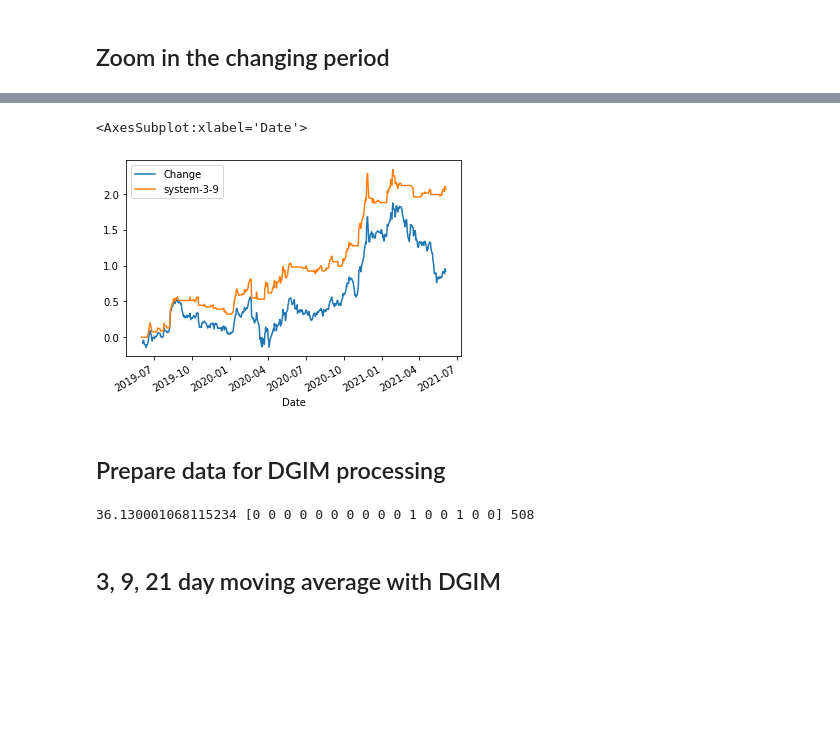
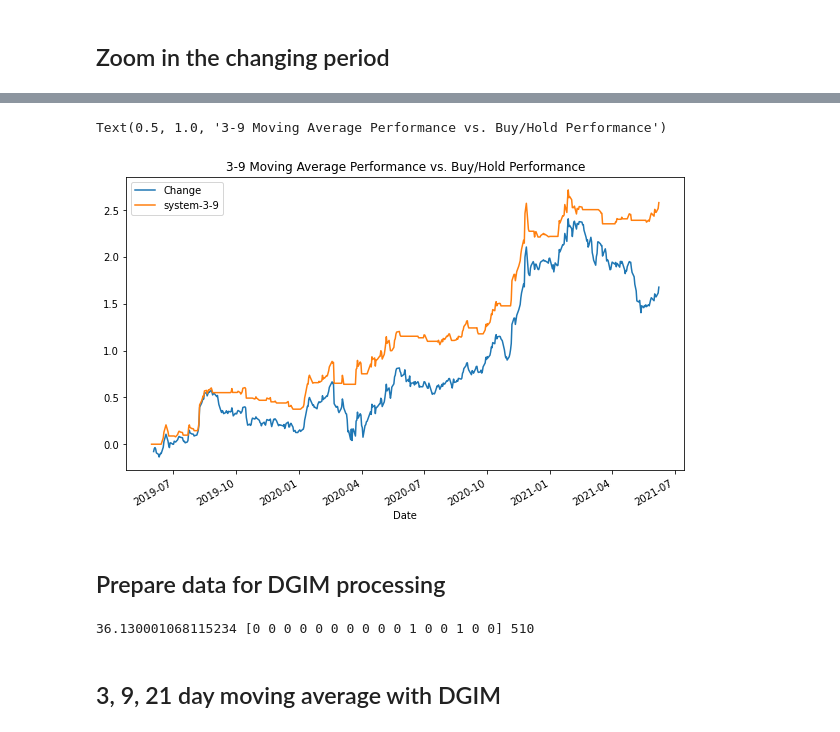
Before and after one commit to bhiln/stock-market-trends, a Jupyter notebook: DGIM/APPN-DGIM.ipynb, the cells around one changed output, grey strips where cells are left out. Cells and saved outputs as stored; diff of their text form; code cells hidden in the pictures; blank space fills up the shorter version.

```diff
--- a/DGIM/APPN-DGIM.ipynb
+++ b/DGIM/APPN-DGIM.ipynb
@@ -7,7 +7,8 @@ import pandas_datareader as pdr
 # %% [markdown]
 ## Load Appian Stock Data
 # %%
-appn = pdr.get_data_yahoo('APPN','2019-05-31')
+date = '2019-05-31'
+appn = pdr.get_data_yahoo('APPN',date)
 appn.drop('Adj Close', axis=1, inplace=True)
 appn.head()
 # %% [output]
@@ -22,7 +23,7 @@ appn.head()
 appn['3-day'] = appn['Close'].rolling(3).mean()
 appn['9-day'] = appn['Close'].rolling(9).mean()
 appn['21-day'] = appn['Close'].rolling(21).mean()
-appn['Change'] = np.log(appn.Close / appn.Close.shift())
+appn['Change'] = (appn.Close-appn.Close.shift())/appn.Close.shift()
 appn.tail()
 # %% [output]
 |  | High | Low | Open | Close | Volume | 3-day | 9-day | 21-day | Change |
@@ -85,15 +91,17 @@ appn['position-3-9'].plot()
 # %%
 # Whether we are making money with this system
 appn['system-3-9'] = np.where(appn['position-3-9'] > 0, appn['position-3-9']* appn['Change'],0)
-appn[['Change','system-3-9']].cumsum().plot()
+appn[['Change','system-3-9']].cumsum().plot(figsize=(10,6))
+plt.title("3-9 Moving Average Performance vs. Buy/Hold Performance")
 # %% [output]
-<AxesSubplot:xlabel='Date'>
+Text(0.5, 1.0, '3-9 Moving Average Performance vs. Buy/Hold Performance')
-[figure, old version]
+[figure, new version]
 # %% [markdown]
 ## Prepare data for DGIM processing
 # %%
 bit_depth = 16
 num_buckets = 5
+quiet = True
 appn_list = appn['Close'].tolist()
 appn_3day_list = appn['3-day'].tolist()
 appn_9day_list = appn['9-day'].tolist()
@@ -101,7 +109,7 @@ appn_21day_list = appn['21-day'].tolist()
 appn_list_bin = [ np.array(list(np.binary_repr(round(elem)).zfill(bit_depth))).astype(np.int8) for elem in appn_list ]
 print(appn_list[0],appn_list_bin[0], len(appn_list_bin))
 # %% [output]
-36.130001068115234 [0 0 0 0 0 0 0 0 0 0 1 0 0 1 0 0] 508
+36.130001068115234 [0 0 0 0 0 0 0 0 0 0 1 0 0 1 0 0] 510
 # %%
 from ipynb.fs.full.DGIMMovingAverage import *
 # %% [markdown]
```
Also changed, not shown: parts of 34 cells of this notebook, 2 other files.
